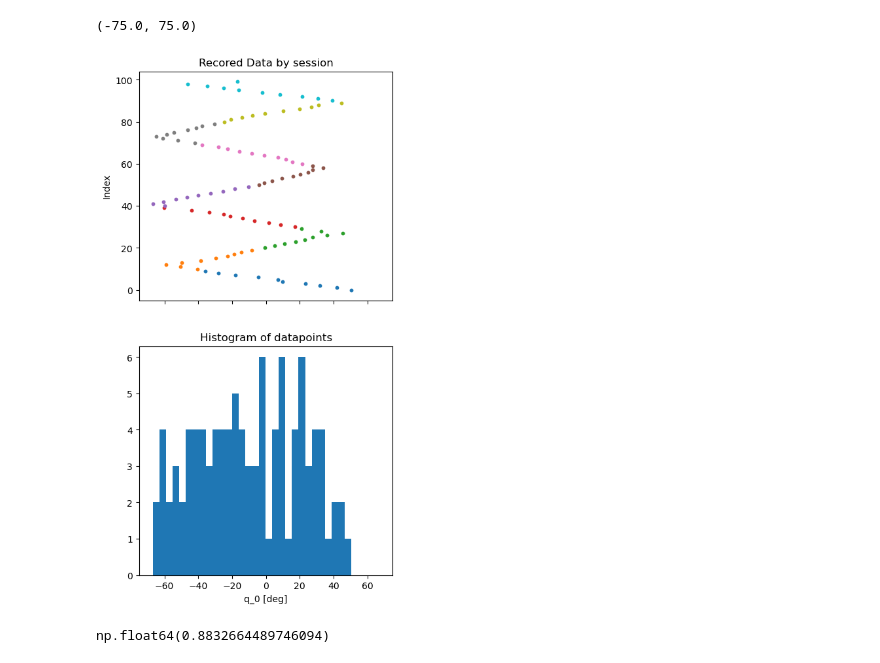
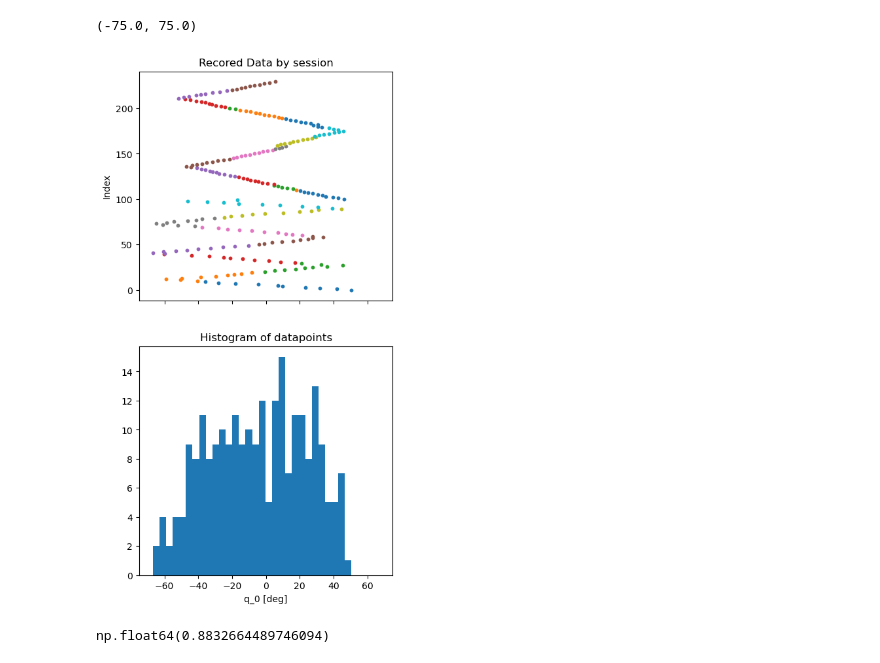
Before and after one commit to Tilman-Burghoff/acoustic-sensing, a Jupyter notebook: experiment2/data_exploration.ipynb, the cells around one changed output. Saved outputs shown, nothing was run; the diff lists cells and outputs as text; code cells hidden in the pictures.

```diff
--- a/experiment2/data_exploration.ipynb
+++ b/experiment2/data_exploration.ipynb
@@ -24,20 +36,20 @@ labels
 # %%
 fig, axs = plt.subplots(2, sharex=True, figsize=(5,10))
 
-for sess in range(10):
+for sess in range(np.max(labels.session_id)):
     session  = labels[labels.session_id==sess]
     axs[0].scatter(np.rad2deg(session.q_0), session.idx, s=10)
 
 axs[0].set_title("Recored Data by session")
 axs[0].set_ylabel("Index")
 
 axs[1].hist(np.rad2deg(labels.q_0), bins=30)
 axs[1].set_title("Histogram of datapoints")
 axs[1].set_xlabel("q_0 [deg]")
 plt.xlim((-75,75))
 # %% [output]
 (-75.0, 75.0)
-[figure, old version]
+[figure, new version]
 # %%
 labels.iloc[0].q_0
 # %% [output]
```
Also changed, not shown: parts of 31 cells of this notebook.
